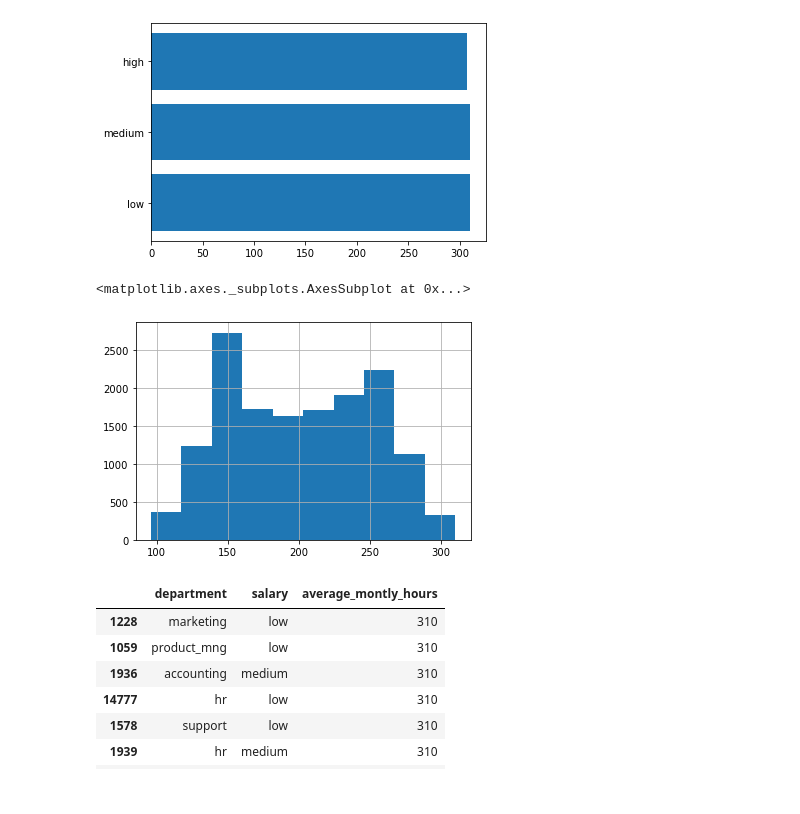
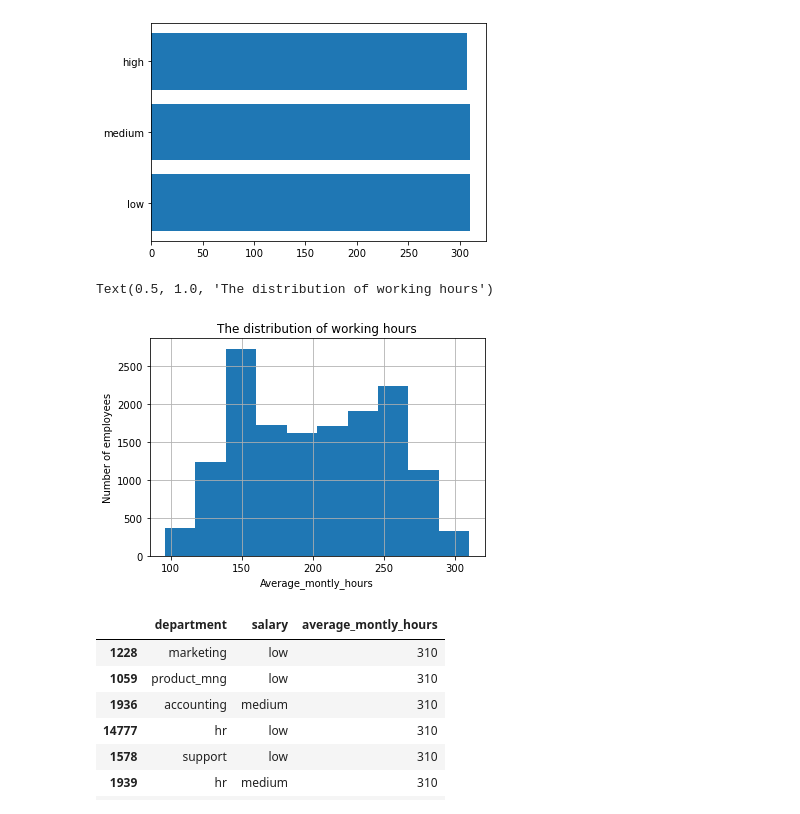
Before and after one commit to NatalySl/Statistics, a Jupyter notebook: final.ipynb, the cells around one changed output. Cells and saved outputs as stored; diff of their text form; code cells hidden in the pictures.

```diff
--- a/final.ipynb
+++ b/final.ipynb
@@ -337,10 +393,13 @@ plt.barh(data['salary'], data['average_montly_hours'])
 # %%
 # Дополнительно посмотрим на гистограмму по распределению рабочего времени
 
 data.average_montly_hours.hist()
+plt.xlabel('Average_montly_hours')
+plt.ylabel('Number of employees')
+plt.title('The distribution of working hours')
 # %% [output]
-<matplotlib.axes._subplots.AxesSubplot at 0x...>
+Text(0.5, 1.0, 'The distribution of working hours')
-[figure, old version]
+[figure, new version]
 # %%
 # Мы помним, что 50% = 200, оценим, сотрудники с какими окладами работают по времени выше, чем 50%
 data2 = data[data['average_montly_hours'] > 200]
```
Also changed, not shown: parts of 26 cells of this notebook.
